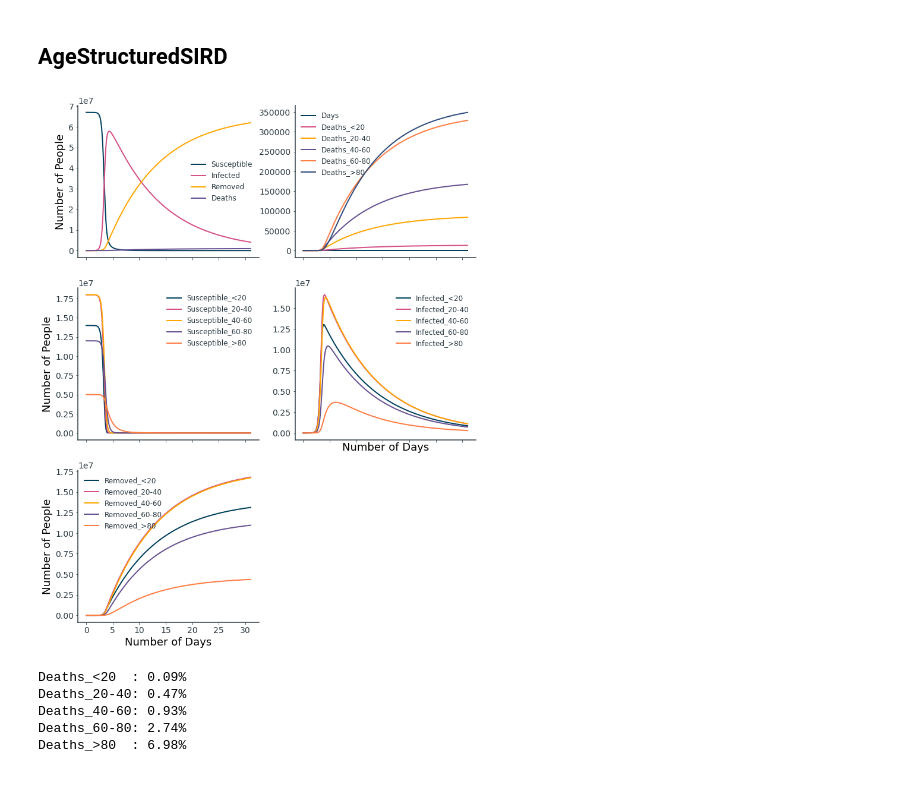
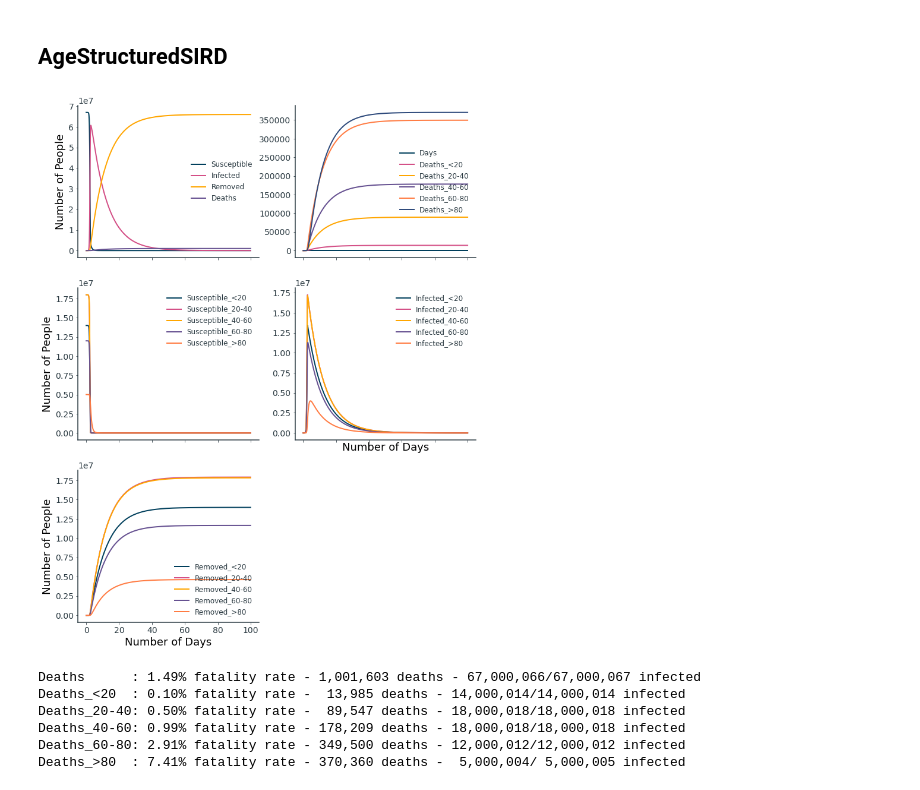
Before and after one commit to AidanCooper/vaccination-strategies, a Jupyter notebook: notebooks/20210703-AC-age_structured_models.ipynb, the cells around one changed output. Cells and saved outputs as stored; diff of their text form; code cells hidden in the pictures.

```diff
--- a/notebooks/20210703-AC-age_structured_models.ipynb
+++ b/notebooks/20210703-AC-age_structured_models.ipynb
@@ -29,29 +47,51 @@ fig
 # %% [markdown]
 ## AgeStructuredSIRD
 # %%
-labels = ["<20", "20-40", "40-60", "60-80", ">80"]
-S0 = [14000000, 18000000, 18000000, 12000000, 5000000]
-I0 = [14, 18, 18, 12, 5]
-R0 = [0, 0, 0, 0, 0]
-beta = [1.8, 1.4, 1.0, 0.6, 0.2]
-gamma = [0.1, 0.1, 0.1, 0.1, 0.1]
-omega = [0.0001, 0.0005, 0.001, 0.003, 0.008]
-N = np.array(S0) + np.array(I0) + np.array(R0)
+# labels = ["<20", "20-40", "40-60", "60-80", ">80"]
+# S0 = [14000000, 18000000, 18000000, 12000000, 5000000]
+# I0 = [14, 18, 18, 12, 5]
+# R0 = [0, 0, 0, 0, 0]
+# beta = [1.8, 1.4, 1.0, 0.6, 0.2]
+# gamma = [0.1, 0.1, 0.1, 0.1, 0.1]
+# omega = [0.0001, 0.0005, 0.001, 0.003, 0.008]
+# N = np.array(S0) + np.array(I0) + np.array(R0)
 
-sim = AgeStructuredSIRD(labels, beta, gamma, omega, S0, I0, R0)
-df, fig = sim.run(31, .1)
-fig
+# sim = AgeStructuredSIRD(labels, beta, gamma, omega, S0, I0, R0)
+# df, fig = sim.run(31, .1)
+# fig
-# %% [output]
-[figure, removed]
+# %%
+labels = ["<20", "20-40", "40-60", "60-80", ">80"]
+S0 = [14000000, 18000000, 18000000, 12000000, 5000000]
+I0 = [14, 18, 18, 12, 5]
+R0 = [0, 0, 0, 0, 0]
+beta = np.array([
+    [4,   2.5, 1.6, 1,   0.1],
+    [2.5, 3,   2.2, 1.4, 0.2],
+    [1.6, 2.2, 2.5, 1.8, 0.3],
+    [1,   1.4, 1.8, 2,   0.4],
+    [0.1, 0.2, 0.3, 0.4, 0.5]
+])
+gamma = [0.1, 0.1, 0.1, 0.1, 0.1]
+omega = [0.0001, 0.0005, 0.001, 0.003, 0.008]
+N = np.array(S0) + np.array(I0) + np.array(R0)
+
+sim = AgeStructuredSIRD(labels, beta, gamma, omega, S0, I0, R0)
+df, fig = sim.run(100, .1)
+fig
+# %% [output]
+[figure, added]
 # %%
 end_deaths = df.iloc[-1][["Deaths"] + [f"Deaths_{l}" for l in labels]].astype(int)
-end_sus = df.iloc[-1][["Susceptible"] + [f"Susceptible_{l}" for l in labels]].astype(int)
-fatality_rates = end_deaths[1:].values / (N - end_sus[1:]).values
-for g, f in zip(end_deaths[1:].index, fatality_rates):
-    print(f"{g:12}: {f*100:.2f}%")
+end_suscep = df.iloc[-1][["Susceptible"] + [f"Susceptible_{l}" for l in labels]].astype(int)
+total = np.array([sum(N)] + list(N))
+end_infect = total - end_suscep
+fatality_rates = pd.Series(end_deaths.values / end_infect.values, index=end_deaths.index)
+for g, f, d, i, t in zip(end_deaths.index, fatality_rates, end_deaths, end_infect, total):
+    print(f"{g:12}: {f*100:.2f}% fatality rate - {d:7,} deaths - {i:10,}/{t:10,} infected")
 # %% [output]
-Deaths_<20  : 0.09%
-Deaths_20-40: 0.47%
-Deaths_40-60: 0.93%
-Deaths_60-80: 2.74%
-Deaths_>80  : 6.98%
+Deaths      : 1.49% fatality rate - 1,001,603 deaths - 67,000,066/67,000,067 infected
+Deaths_<20  : 0.10% fatality rate -  13,985 deaths - 14,000,014/14,000,014 infected
+Deaths_20-40: 0.50% fatality rate -  89,547 deaths - 18,000,018/18,000,018 infected
+Deaths_40-60: 0.99% fatality rate - 178,209 deaths - 18,000,018/18,000,018 infected
+Deaths_60-80: 2.91% fatality rate - 349,500 deaths - 12,000,012/12,000,012 infected
+Deaths_>80  : 7.41% fatality rate - 370,360 deaths -  5,000,004/ 5,000,005 infected
```
Also changed, not shown: parts of 5 cells of this notebook, 2 other files.
